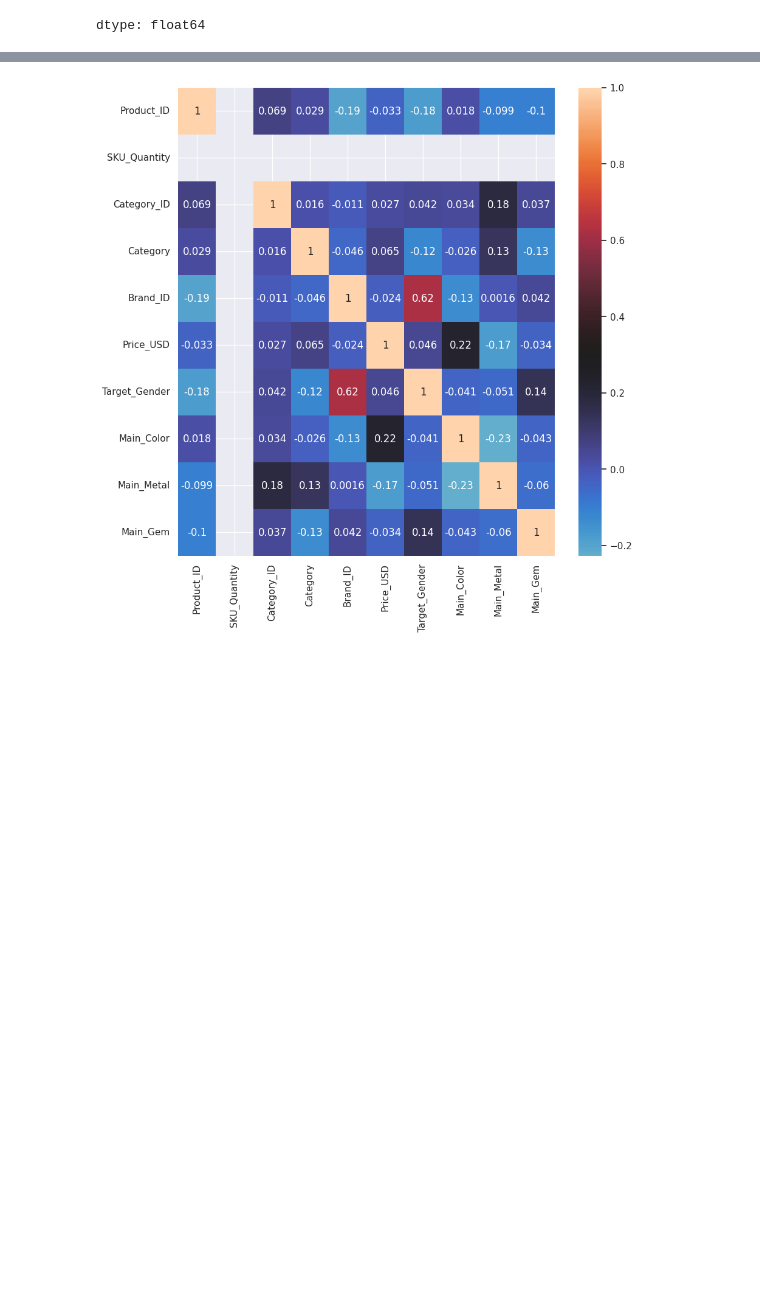
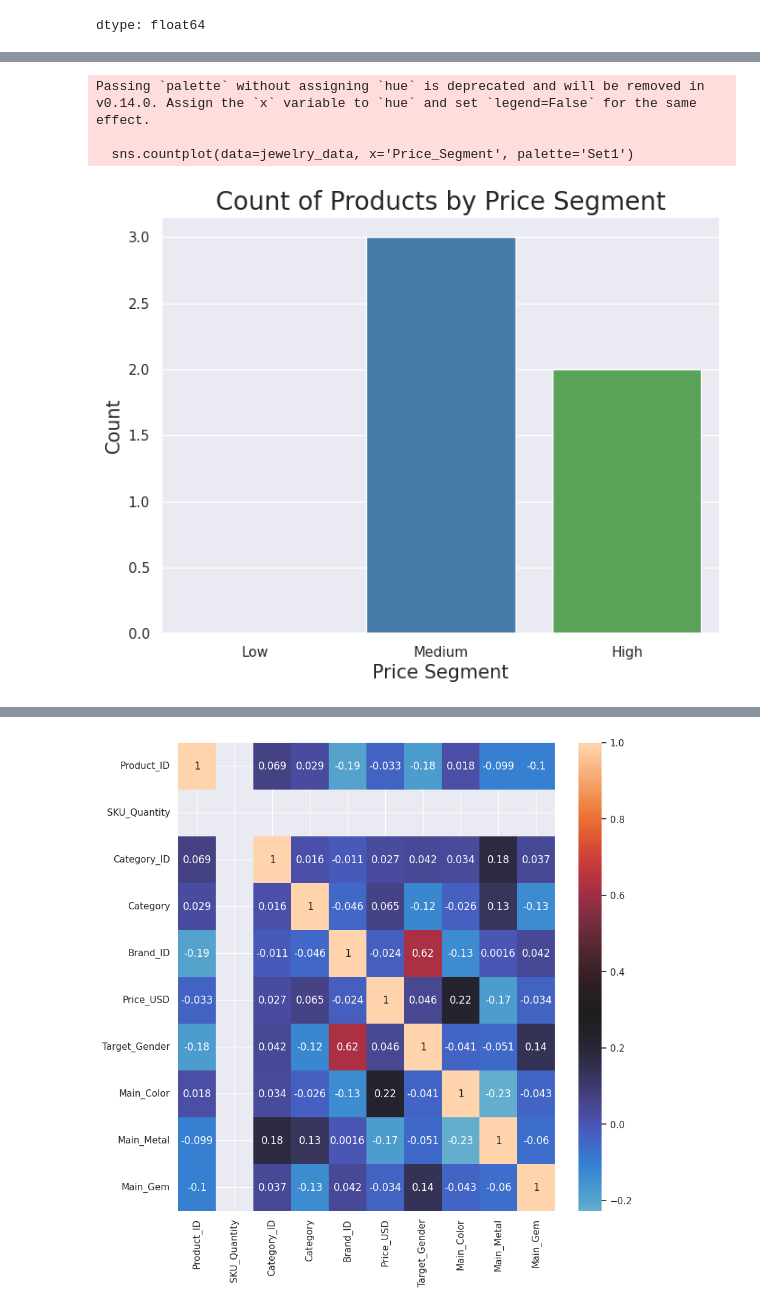
Before and after one commit to Kaothar2/jewelry_price_prediction, a Jupyter notebook: Jewelry_price_prediction.ipynb, the cells around one changed output, grey strips where cells are left out. Saved outputs shown, nothing was run; the diff lists cells and outputs as text; code cells hidden in the pictures; blank space fills up the shorter version.

```diff
--- a/Jewelry_price_prediction.ipynb
+++ b/Jewelry_price_prediction.ipynb
@@ -377,0 +548,13 @@ dtype: float64
+# %%
+# Count of products by Price Segment
+plt.figure(figsize=(8, 6))
+sns.countplot(data=jewelry_data, x='Price_Segment', palette='Set1')
+plt.title('Count of Products by Price Segment', fontsize=20)
+plt.xlabel('Price Segment', fontsize=15)
+plt.ylabel('Count', fontsize=15)
+plt.show()
+# %% [output]
+Passing `palette` without assigning `hue` is deprecated and will be removed in v0.14.0. Assign the `x` variable to `hue` and set `legend=False` for the same effect.
+
+  sns.countplot(data=jewelry_data, x='Price_Segment', palette='Set1')
+[figure, added]
```
Also changed, not shown: parts of 70 cells of this notebook, 1 other file.
